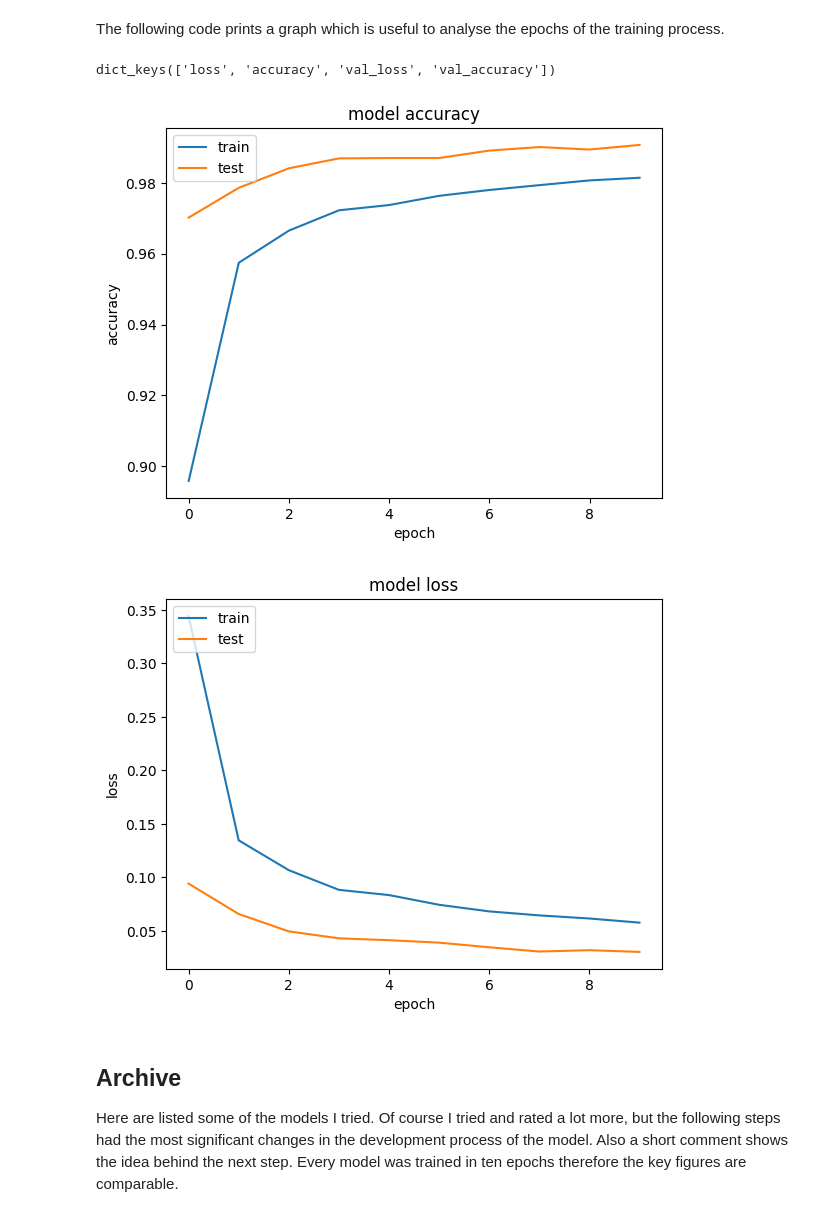
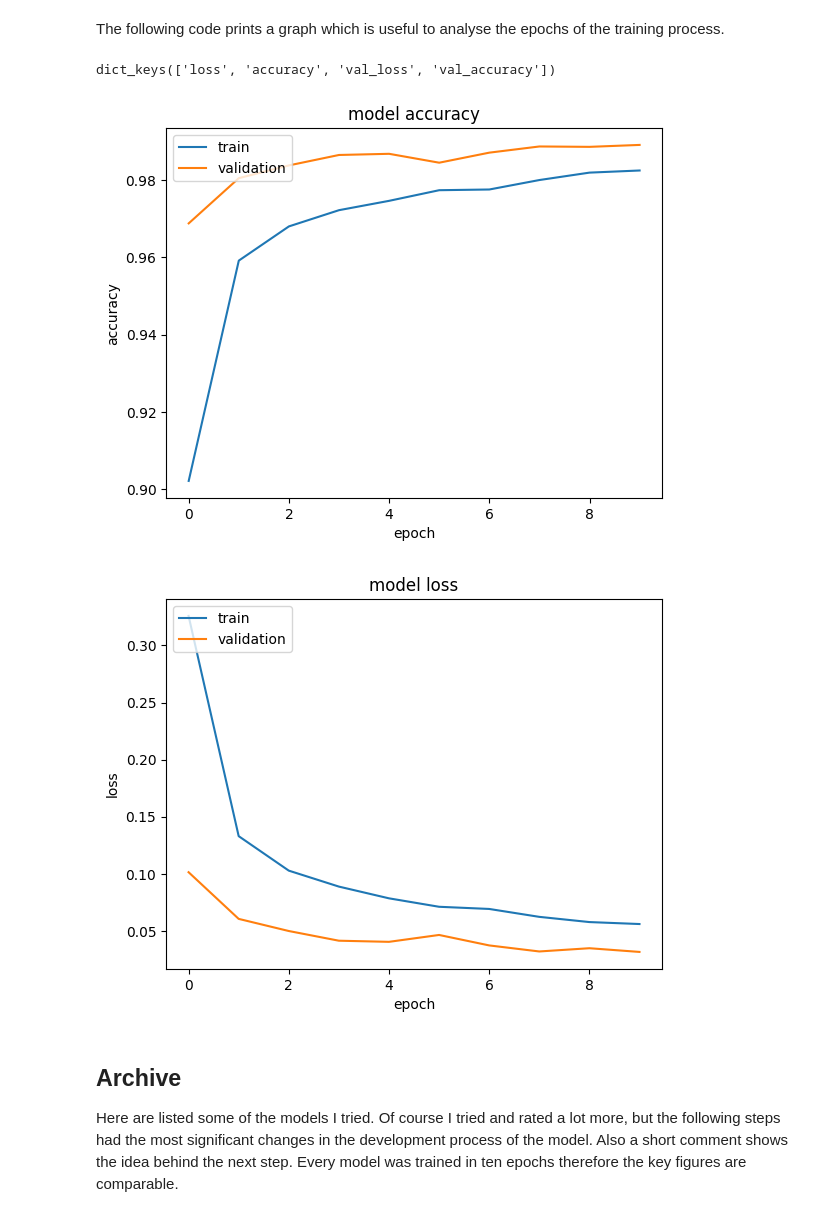
Before and after one commit to BenjaminSeeger/my-first-binder, a Jupyter notebook: SoftwareContribution_BenjaminSeeger.ipynb, the cells around one changed output. Saved outputs shown, nothing was run; the diff lists cells and outputs as text; code cells hidden in the pictures.

```diff
--- a/SoftwareContribution_BenjaminSeeger.ipynb
+++ b/SoftwareContribution_BenjaminSeeger.ipynb
@@ -46,10 +46,10 @@ In the following code box my model is defined and compiled. If you want you can
 model = tf.keras.models.Sequential([
     tf.keras.layers.Conv2D(64, (3, 3), activation="relu", input_shape=(28, 28, 1)),
     tf.keras.layers.MaxPooling2D((2, 2)),
-    tf.keras.layers.Dropout(0.5),
+    #tf.keras.layers.Dropout(0.5),
     tf.keras.layers.Conv2D(32, (3, 3), activation="relu"),
     tf.keras.layers.MaxPooling2D((2, 2)),
-    tf.keras.layers.Dropout(0.5),
+    #tf.keras.layers.Dropout(0.5),
     tf.keras.layers.Flatten(),
     tf.keras.layers.Dense(128, activation="sigmoid"),
     tf.keras.layers.Dense(10, activation="softmax")
@@ -136,25 +122,25 @@ The following code prints a graph which is useful to analyse the epochs of the t
 # %%
 print(history.history.keys())
 # graph for accuracy
 plt.plot(history.history['accuracy'])
 plt.plot(history.history['val_accuracy'])
 plt.title('model accuracy')
 plt.ylabel('accuracy')
 plt.xlabel('epoch')
-plt.legend(['train', 'test'], loc='upper left')
+plt.legend(['train', 'validation'], loc='upper left')
 plt.show()
 # graph for loss
 plt.plot(history.history['loss'])
 plt.plot(history.history['val_loss'])
 plt.title('model loss')
 plt.ylabel('loss')
 plt.xlabel('epoch')
-plt.legend(['train', 'test'], loc='upper left')
+plt.legend(['train', 'validation'], loc='upper left')
 plt.show()
 # %% [output]
 dict_keys(['loss', 'accuracy', 'val_loss', 'val_accuracy'])
-[figure, old version]
+[figure, new version]
-[figure, old version]
+[figure, new version]
 # %% [markdown]
 ## Archive
 Here are listed some of the models I tried. Of course I tried and rated a lot more, but the following steps had the most significant changes in the development process of the model. Also a short comment shows the idea behind the next step. Every model was trained in ten epochs therefore the key figures are comparable.
```
Also changed, not shown: parts of 2 cells of this notebook.
